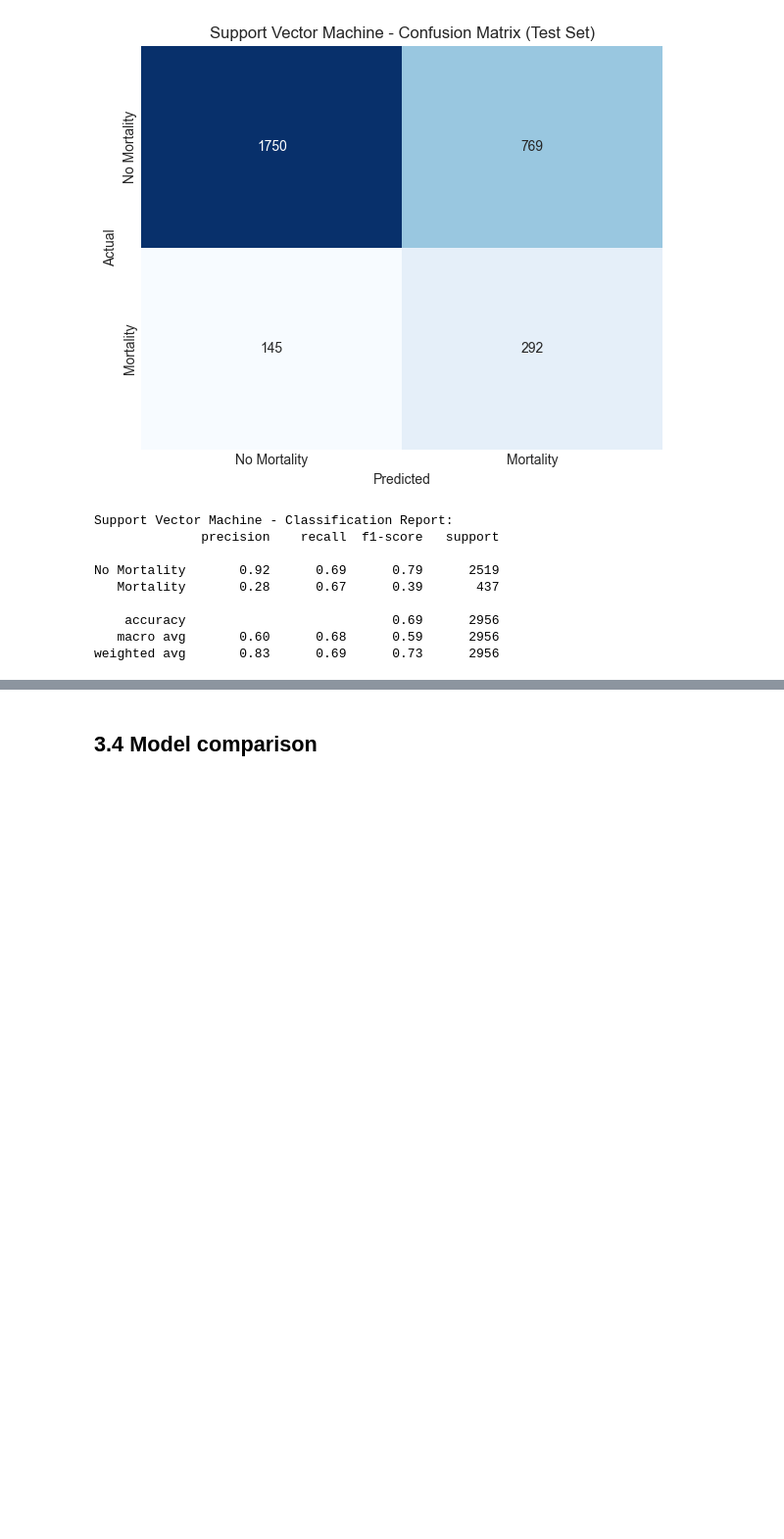
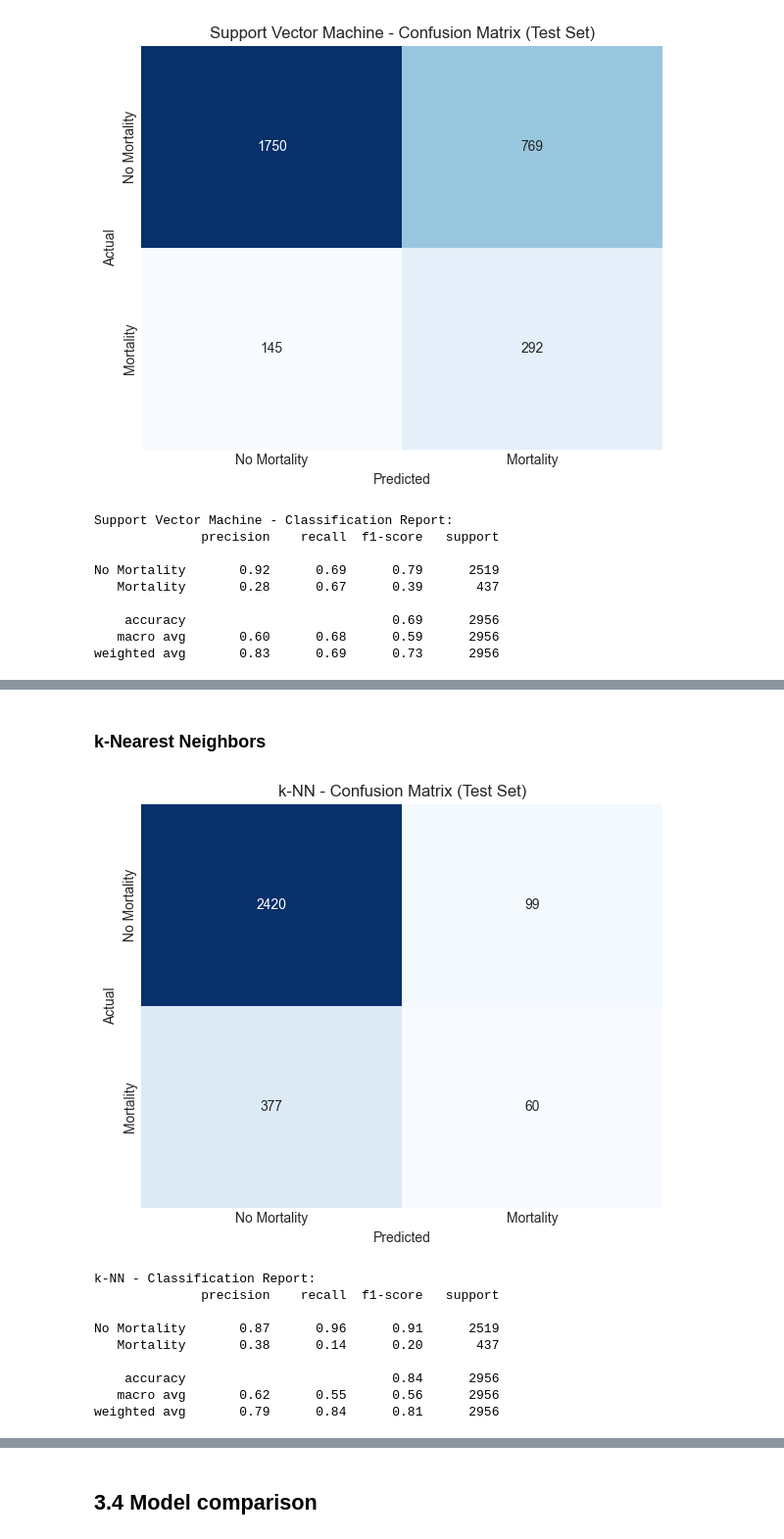
Before and after one commit to uripont/catalan-traffic-accident-analysis, a Jupyter notebook: notebooks/03_model_exploration.ipynb, the cells around one changed output, grey strips where cells are left out. Shown at 98% size. Cells and saved outputs as stored; diff of their text form; code cells hidden in the pictures; blank space fills up the shorter version.

```diff
--- a/notebooks/03_model_exploration.ipynb
+++ b/notebooks/03_model_exploration.ipynb
@@ -457,0 +583,35 @@ weighted avg       0.83      0.69      0.73      2956
+# %% [markdown]
+### k-Nearest Neighbors
+# %%
+knn = KNeighborsClassifier(
+    n_neighbors=5,
+    n_jobs=-1
+)
+
+knn_train_start = time.time()
+knn.fit(X_train_scaled, y_train)
+knn_train_time = time.time() - knn_train_start
+
+knn_results = evaluate_model(knn, X_train_scaled, X_val_scaled, X_test_scaled,
+                             y_train, y_val, y_test, 'k-NN')
+
+knn_info = {
+    'model': knn,
+    'training_time': knn_train_time,
+    'inference_time': knn_results['Inference Time (ms/sample)'],
+    'parameters': len(X_train_scaled),  # All training samples are parameters
+    'test_results': knn_results['Test']
+}
+
+plot_confusion_matrix(knn, X_test_scaled, y_test, 'k-NN')
+# %% [output]
+[figure, added]
+k-NN - Classification Report:
+              precision    recall  f1-score   support
+
+No Mortality       0.87      0.96      0.91      2519
+   Mortality       0.38      0.14      0.20       437
+
+    accuracy                           0.84      2956
+   macro avg       0.62      0.55      0.56      2956
+weighted avg       0.79      0.84      0.81      2956
```
Also changed, not shown: parts of 15 cells of this notebook, 1 other file.
